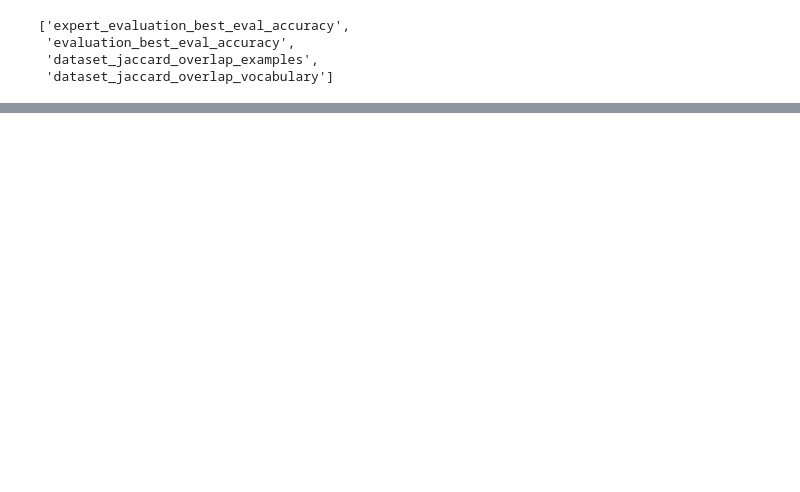
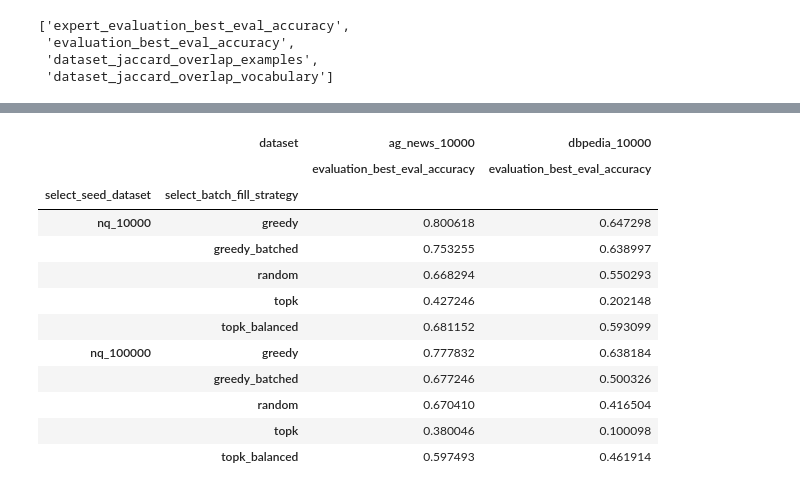
Before and after one commit to jxmorris12/reverse-training, a Jupyter notebook: nbs/2025_03_23_Experiments_first_try.ipynb, the cells around one changed output, grey strips where cells are left out. Cells and saved outputs as stored; diff of their text form; code cells hidden in the pictures; blank space fills up the shorter version.

```diff
--- a/nbs/2025_03_23_Experiments_first_try.ipynb
+++ b/nbs/2025_03_23_Experiments_first_try.ipynb
@@ -106,3 +111,19 @@ final_df
+# %%
+final_df[[col for col in final_df.columns if ("acc" in col[1])]]
+# %% [output]
+|  | dataset | ag_news_10000 | dbpedia_10000 |
+|  |  | evaluation_best_eval_accuracy | evaluation_best_eval_accuracy |
+| select_seed_dataset | select_batch_fill_strategy |  |  |
+| nq_10000 | greedy | 0.800618 | 0.647298 |
+|  | greedy_batched | 0.753255 | 0.638997 |
+|  | random | 0.668294 | 0.550293 |
+|  | topk | 0.427246 | 0.202148 |
+|  | topk_balanced | 0.681152 | 0.593099 |
+| nq_100000 | greedy | 0.777832 | 0.638184 |
+|  | greedy_batched | 0.677246 | 0.500326 |
+|  | random | 0.670410 | 0.416504 |
+|  | topk | 0.380046 | 0.100098 |
+|  | topk_balanced | 0.597493 | 0.461914 |
 # %%
 print(final_df.to_latex(float_format=lambda x: f"{100*x:.1f}", escape=True))
 # %% [output]
```
Also changed, not shown: parts of 6 cells of this notebook, 4 other files.
